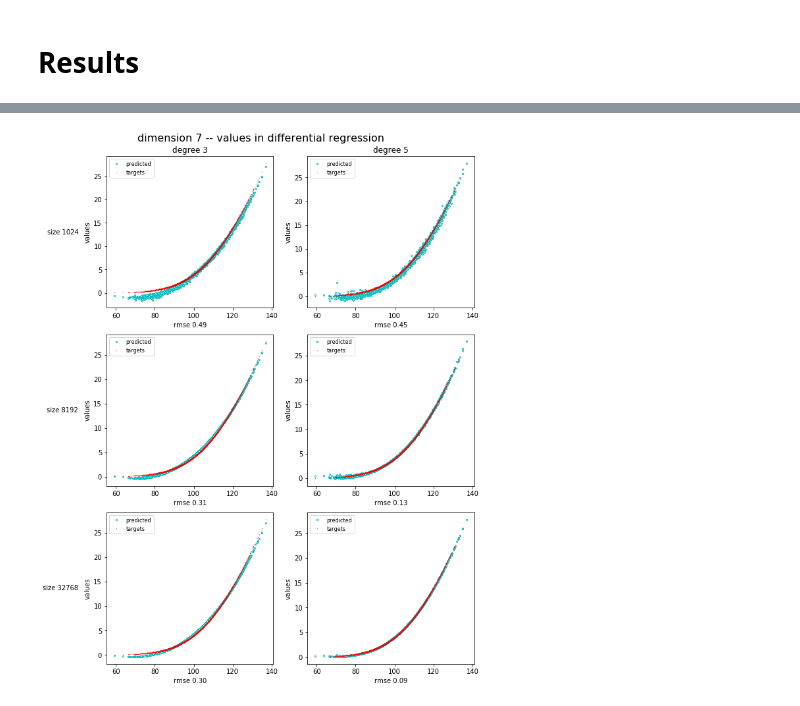
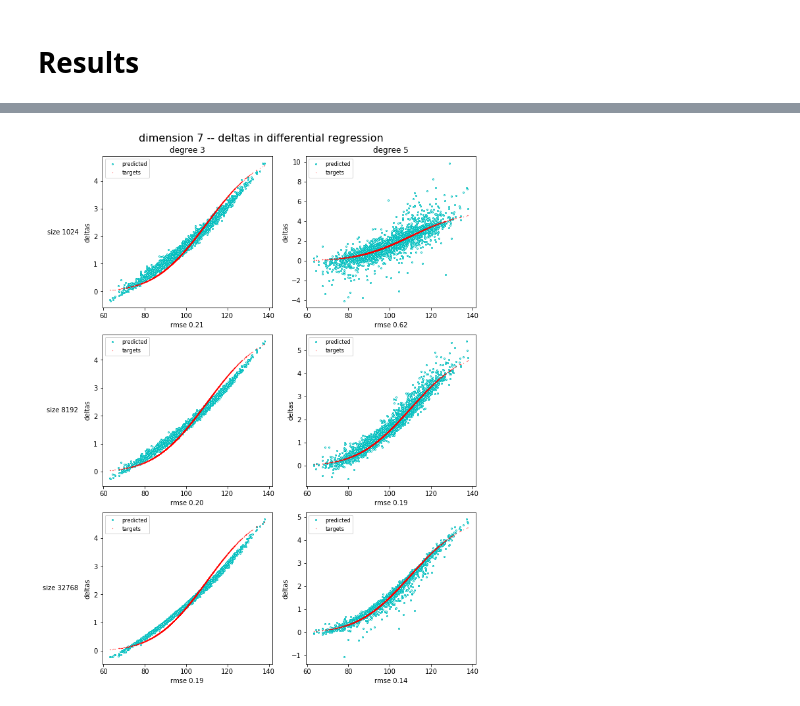
Before and after one commit to differential-machine-learning/notebooks, a Jupyter notebook: DifferentialRegression.ipynb, the cells around one changed output, grey strips where cells are left out. Drawn from its saved outputs; the diff is of its cells as text; code cells hidden in the pictures.

```diff
--- a/DifferentialRegression.ipynb
+++ b/DifferentialRegression.ipynb
@@ -143,7 +146,8 @@ class Bachelier:
         spots = np.random.uniform(low=lower, high = upper, size=(num, self.n))
         baskets = np.dot(spots, self.a).reshape((-1, 1))
         prices = bachPrice(baskets, self.K, self.bktVol, self.T2 - self.T1)
-        deltas = bachDelta(baskets, self.K, self.bktVol, self.T2 - self.T1) @ self.a.reshape((1, -1))
+        deltas = bachDelta(baskets, self.K, self.bktVol, self.T2 - self.T1) \
+            @ self.a.reshape((1, -1))
         vegas = bachVega(baskets, self.K, self.bktVol, self.T2 - self.T1)
         return spots, baskets, prices.reshape((-1, 1)), deltas, vegas
 # %% [markdown]
@@ -361,7 +383,7 @@ def test(dim, maxNtrain, simulSeed, nTest, testSeed, validSize, degs, sizes , de
 
     return xAxis, yTest, dydxTest[:, deltidx], vegas, predvalues, preddeltas
 # %%
-def graph(title, predictions, xAxis, xAxisName, yAxisName, targets, regType, degs, sizes, computeRmse=False, weights=None):
+def graph(title, predictions, xAxis, yAxisName, targets, regType, degs, sizes):
 
     numRows = len(sizes)
     numCols = len(degs)
@@ -380,14 +402,9 @@ def graph(title, predictions, xAxis, xAxisName, yAxisName, targets, regType, deg
     for i, size in enumerate(sizes):
         for j, deg in enumerate(degs):
 
-            if computeRmse:
-                errors = 100 * (predictions[(regType, size, deg)] - targets)
-                if weights is not None:
-                    errors /= weights
-                rmse = np.sqrt((errors ** 2).mean(axis=0))
-                t = "rmse %.2f" % rmse
-            else:
-                t = xAxisName
+            errors = 100 * (predictions[(regType, size, deg)] - targets)
+            rmse = np.sqrt((errors ** 2).mean(axis=0))
+            t = "rmse %.2f" % rmse
 
             ax[i,j].set_xlabel(t)
             ax[i,j].set_ylabel(yAxisName)
@@ -440,6 +459,6 @@ using seed 5663
 # performs all requested regressions and collects results
 
 xAxis, yTest, dydxTest, vegas, values, deltas = \
-  test(basketDim, maxNtrain, simulSeed, nTest, testSeed, validSize, degs, sizes, deltidx, doTikhonov)
+  test(basketDim, maxNtrain, simulSeed, nTest, testSeed, validSize, degs, sizes, deltidx)
 # %%
 # standard regression value chart
@@ -453,5 +496,5 @@ if showDeltas:
 # %%
-# differential regression value chart
-graph("dimension %d" % basketDim, values, xAxis, "", "values", yTest, "differential", degs, sizes, True)
+# differential regression delta chart
+graph("dimension %d" % basketDim, deltas, xAxis, "deltas", dydxTest, "differential", degs, sizes)
 # %% [output]
-[figure, old version]
+[figure, new version]
```
Also changed, not shown: parts of 16 cells of this notebook.
